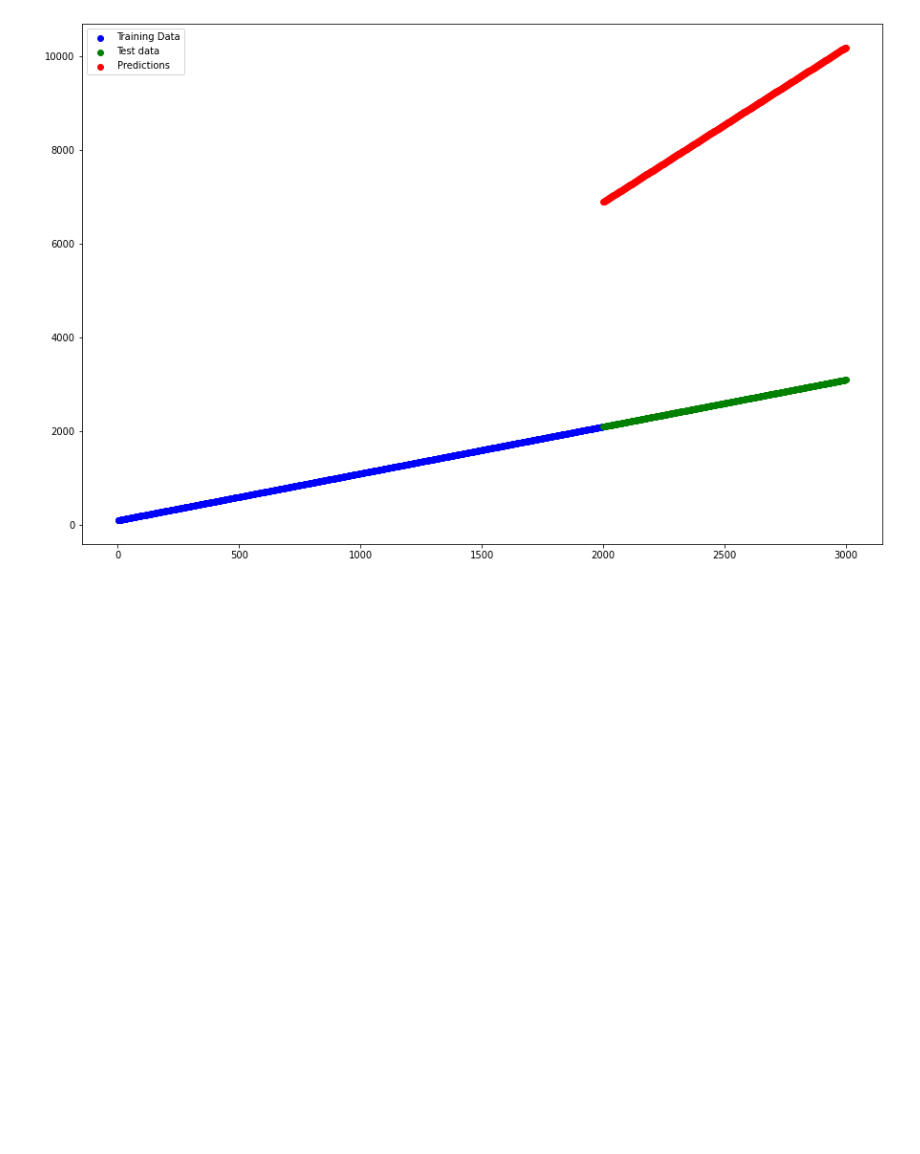
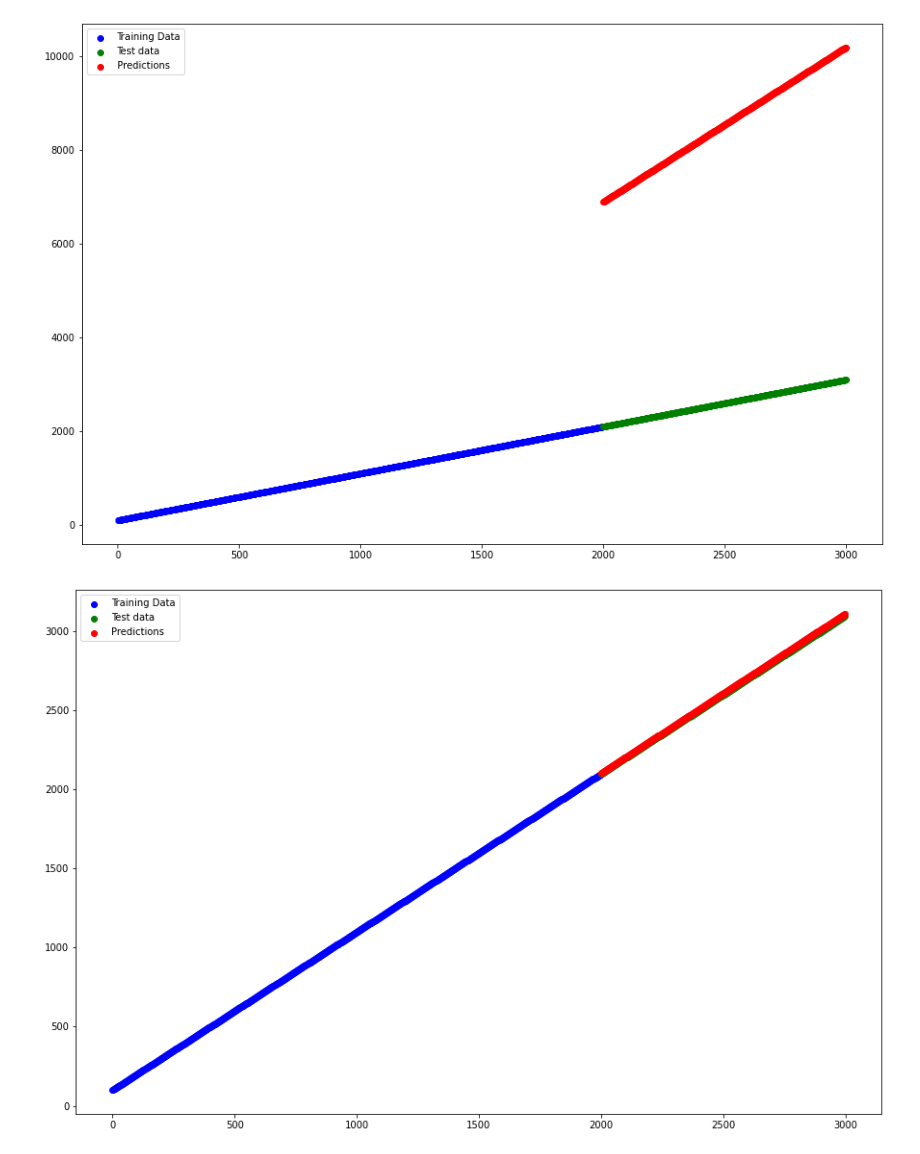
Before and after one commit to kevinsen-git/TF_Basics, a Jupyter notebook: Modelling_a_Genrated_Sequence.ipynb, the cells around one changed output. Saved outputs shown, nothing was run; the diff lists cells and outputs as text; code cells hidden in the pictures; blank space fills up the shorter version.

```diff
--- a/Modelling_a_Genrated_Sequence.ipynb
+++ b/Modelling_a_Genrated_Sequence.ipynb
@@ -274,3 +274,30 @@ Epoch 9/10
 Epoch 10/10
 32/32 [==============================] - 0s 1ms/step - loss: 11554.3516 - mae: 11554.3516
 [figure]
+# %%
+# Fit the fourth model
+# One layer
+# With large learning rate it is much better
+# Create the model
+model = tf.keras.Sequential()
+#model.add(tf.keras.layers.Dense(100,activation="relu"))
+model.add(tf.keras.layers.Dense(1))
+
+# Compile the model
+model.compile(loss=tf.keras.losses.mae,
+              optimizer=tf.keras.optimizers.Adam(learning_rate=0.01),
+              metrics = ["mae"])
+
+# Model Summry
+model.summary
+
+# Fit the model
+model.fit(X_train, y_train, epochs = 300, verbose=0)
+
+# Predict
+y_pred = model.predict(X_test)
+
+# Plot
+plot_predictions(X_train, y_train, X_test, y_test, y_pred)
+# %% [output]
+[figure, added]
```
